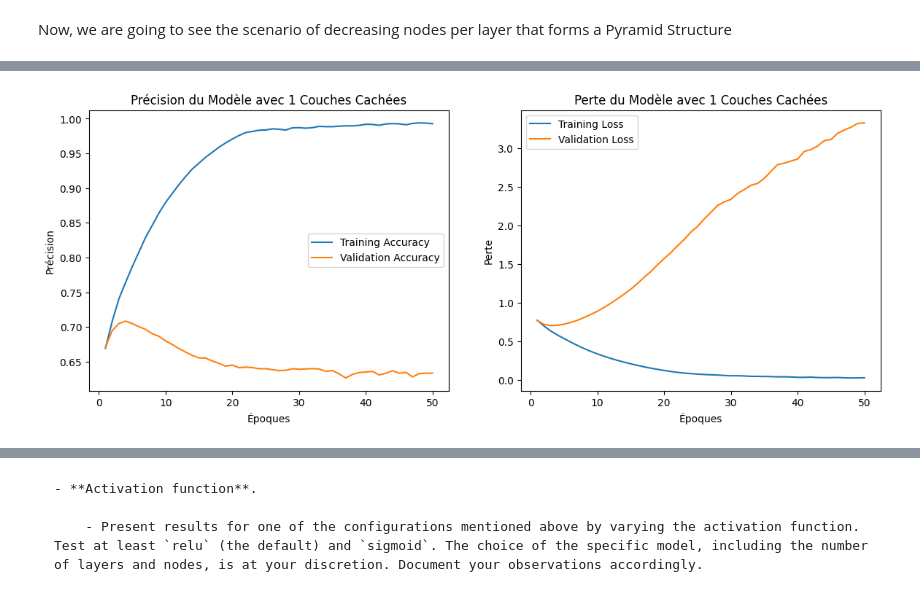
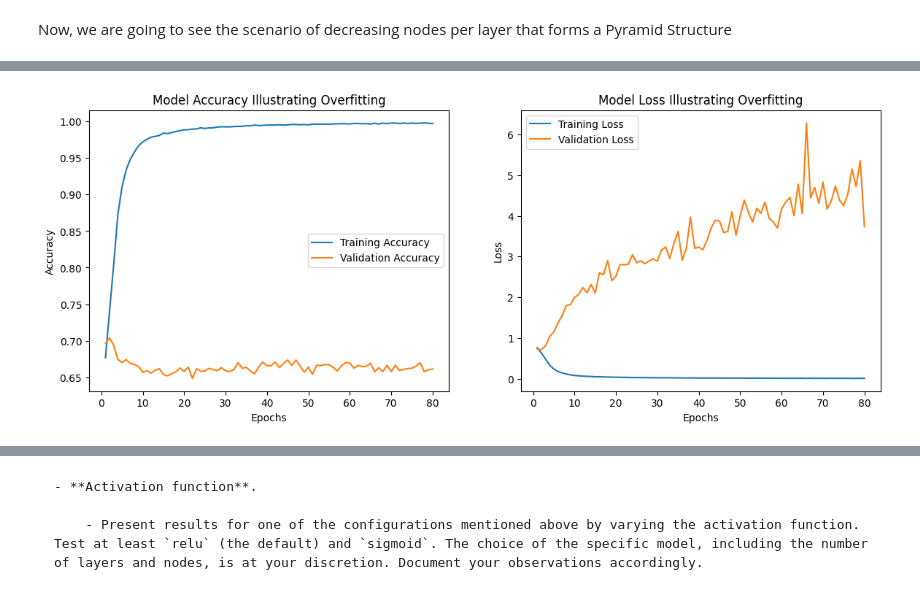
Before and after one commit to asaklil/CSI4106_A3, a Jupyter notebook: csi4106-f24-a3-template.ipynb, the cells around one changed output, grey strips where cells are left out. Saved outputs shown, nothing was run; the diff lists cells and outputs as text; code cells hidden in the pictures.

```diff
--- a/csi4106-f24-a3-template.ipynb
+++ b/csi4106-f24-a3-template.ipynb
@@ -819,54 +901,48 @@ Now, we are going to see the scenario of decreasing nodes per layer that forms a
 # %%
-layers_list = [1, 2, 3, 4]
+# Select a complex model that overfits
+model_overfit = Sequential([
+    InputLayer(input_shape=(462,)),
+    Dense(512, activation='relu'),
+    Dense(256, activation='relu'),
+    Dense(128, activation='relu'),
+    Dense(64, activation='relu'),
+    Dense(3, activation='softmax')
+])
 
-print("Testing Pyramid Structure:")
-df_all_models
-    nodes = [128 // (2 ** i) for i in range(num_layers)]  # Decrease nodes per layer
-    print(f"\nTraining model with layers: {nodes}")
-    model = Sequential()
-    model.add(InputLayer(input_shape=(462,)))
-    for n in nodes:
-        model.add(Dense(n, activation='relu'))
-    model.add(Dense(3, activation='softmax'))
+# Compile the model
+model_overfit.compile(optimizer='adam',
+                      loss='sparse_categorical_crossentropy',
+                      metrics=['accuracy'])
 
-    # Compile, train, and plot as before
-    # ...
+# Train the model
+history_overfit = model_overfit.fit(
+    X_train, y_train,
+    epochs=80,  # Increased epochs to observe overfitting
+    batch_size=32,
+    validation_data=(X_valid, y_valid),
+    verbose=1
+)
 
+# Plot the results
+epochs_range = range(1, 81)
 
-    # Compile the model
-    model.compile(optimizer='adam',
-                  loss='sparse_categorical_crossentropy',
-                  metrics=['accuracy'])
+plt.figure(figsize=(14, 5))
 
-    # Train the model
-    history = model.fit(
-        X_train, y_train,
-        epochs=50,
-        batch_size=32,
-        validation_data=(X_valid, y_valid),
-        verbose=0
-    )
+plt.subplot(1, 2, 1)
+plt.plot(epochs_range, history_overfit.history['accuracy'], label='Training Accuracy')
+plt.plot(epochs_range, history_overfit.history['val_accuracy'], label='Validation Accuracy')
+plt.xlabel('Epochs')
+plt.ylabel('Accuracy')
+plt.title('Model Accuracy Illustrating Overfitting')
+plt.legend()
 
-    # Plot the results
-    epochs_range = range(1, 51)
+plt.subplot(1, 2, 2)
+plt.plot(epochs_range, history_overfit.history['loss'], label='Training Loss')
+plt.plot(epochs_range, history_overfit.history['val_loss'], label='Validation Loss')
+plt.xlabel('Epochs')
+plt.ylabel('Loss')
+plt.title('Model Loss Illustrating Overfitting')
+plt.legend()
 
-    plt.figure(figsize=(14, 5))
-
-    plt.subplot(1, 2, 1)
-    plt.plot(epochs_range, history.history['accuracy'], label='Training Accuracy')
-    plt.plot(epochs_range, history.history['val_accuracy'], label='Validation Accuracy')
-    plt.xlabel('Époques')
-    plt.ylabel('Précision')
-    plt.title(f'Précision du Modèle avec {num_layers} Couches Cachées')
-    plt.legend()
-
-    plt.subplot(1, 2, 2)
-    plt.plot(epochs_range, history.history['loss'], label='Training Loss')
-    plt.plot(epochs_range, history.history['val_loss'], label='Validation Loss')
-    plt.xlabel('Époques')
-    plt.ylabel('Perte')
-    plt.title(f'Perte du Modèle avec {num_layers} Couches Cachées')
-    plt.legend()
-
-    plt.show()
+plt.show()
 # %% [output]
@@ -876 +967 @@ Training model with layers: [128]
-[figure, old version]
+[figure, new version]
```
Also changed, not shown: parts of 12 cells of this notebook.
